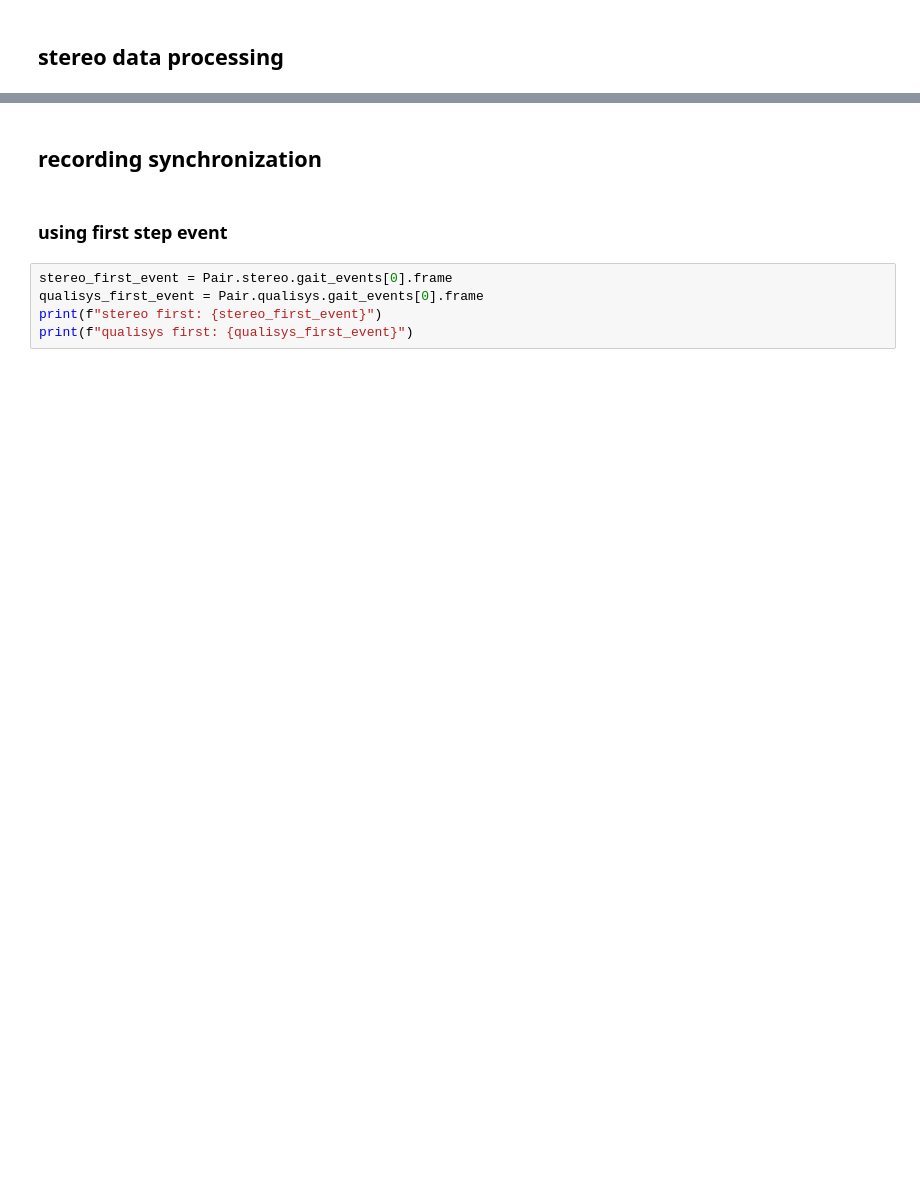
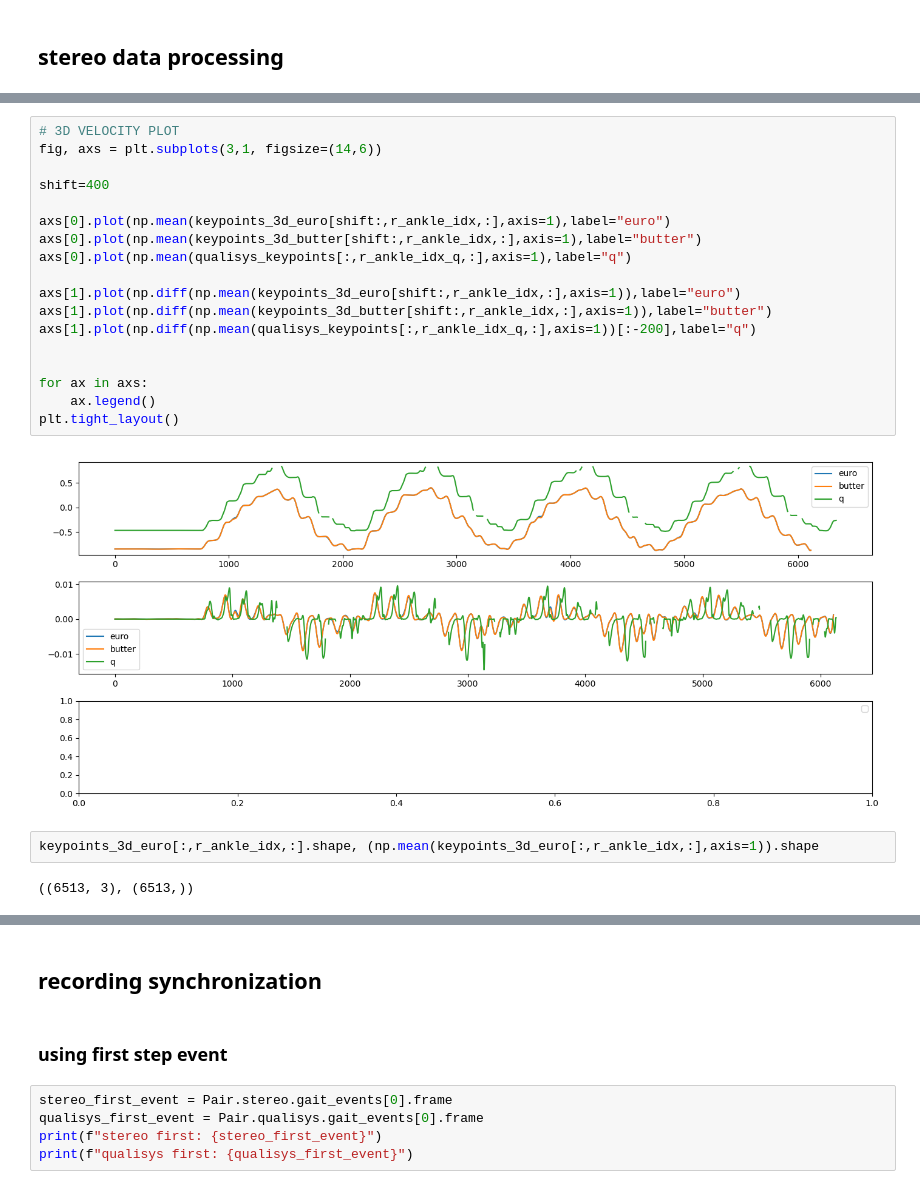
Before and after one commit to MateUnger/StereoVision, a Jupyter notebook: pipeline.ipynb, the cells around one changed output, grey strips where cells are left out. Drawn from its saved outputs; the diff is of its cells as text; blank space fills up the shorter version.

```diff
--- a/pipeline.ipynb
+++ b/pipeline.ipynb
@@ -2134,0 +2547,24 @@ Saved progress to stereo_videos\validation_test\mate_unger\normal_walking\stereo
+# %%
+# 3D VELOCITY PLOT
+fig, axs = plt.subplots(3,1, figsize=(14,6))
+
+shift=400
+
+axs[0].plot(np.mean(keypoints_3d_euro[shift:,r_ankle_idx,:],axis=1),label="euro")
+axs[0].plot(np.mean(keypoints_3d_butter[shift:,r_ankle_idx,:],axis=1),label="butter")
+axs[0].plot(np.mean(qualisys_keypoints[:,r_ankle_idx_q,:],axis=1),label="q")
+
+axs[1].plot(np.diff(np.mean(keypoints_3d_euro[shift:,r_ankle_idx,:],axis=1)),label="euro")
+axs[1].plot(np.diff(np.mean(keypoints_3d_butter[shift:,r_ankle_idx,:],axis=1)),label="butter")
+axs[1].plot(np.diff(np.mean(qualisys_keypoints[:,r_ankle_idx_q,:],axis=1))[:-200],label="q")
+
+
+for ax in axs:
+    ax.legend()
+plt.tight_layout()
+# %% [output]
+[figure, added]
+# %%
+keypoints_3d_euro[:,r_ankle_idx,:].shape, (np.mean(keypoints_3d_euro[:,r_ankle_idx,:],axis=1)).shape
+# %% [output]
+((6513, 3), (6513,))
```
Also changed, not shown: parts of 61 cells of this notebook, 1 other file.
